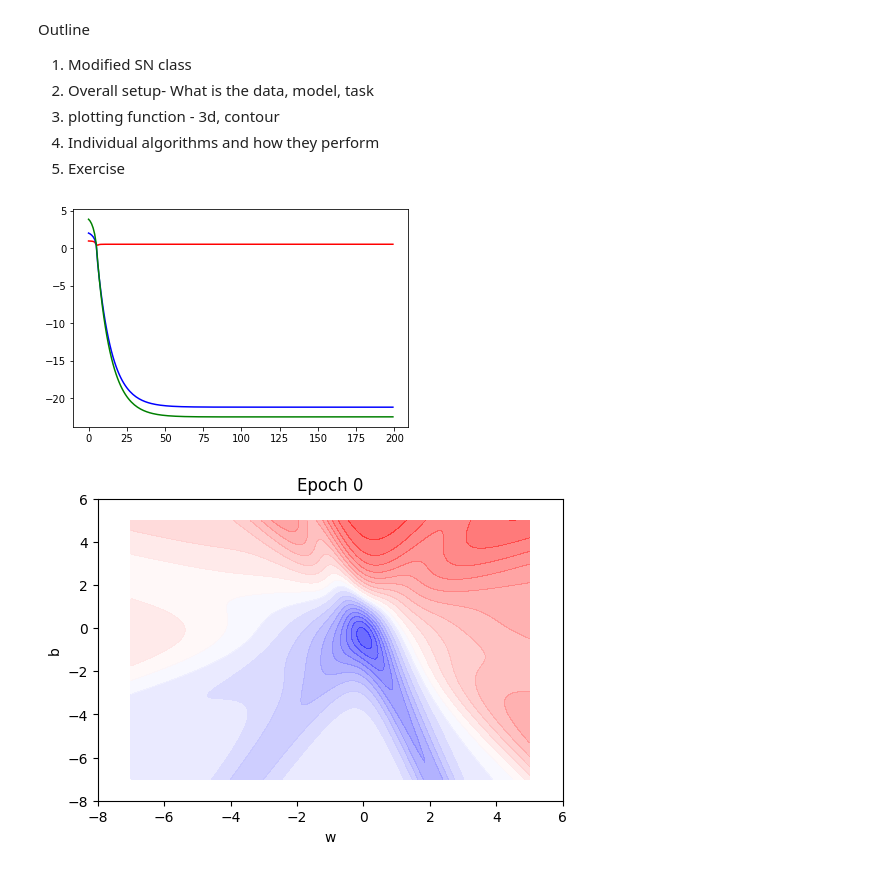
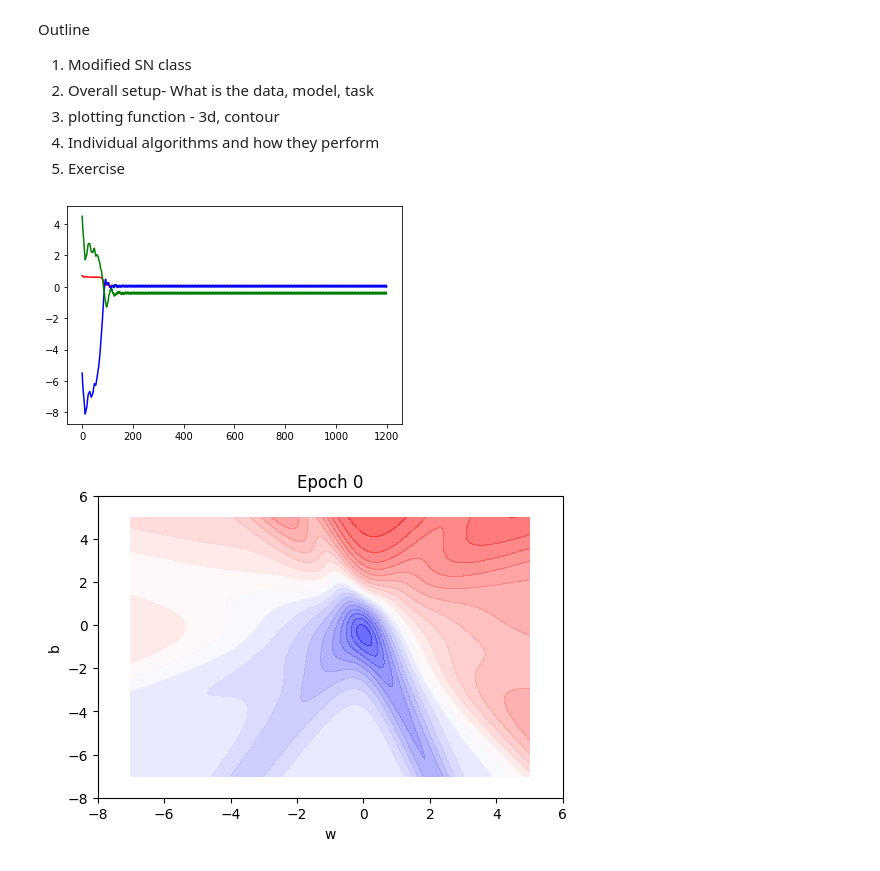
Before and after one commit to Arpitkamal/DL-106---Optimization-Algorithms, a Jupyter notebook: GDAlgorithms.ipynb, the cells around one changed output. Saved outputs shown, nothing was run; the diff lists cells and outputs as text; code cells hidden in the pictures.

Commit message:
Adam algorithm is completed

```diff
--- a/GDAlgorithms.ipynb
+++ b/GDAlgorithms.ipynb
@@ -138,12 +188,12 @@ class SN:
 X = np.asarray([3.5, 0.35, 3.2, -2.0, 1.5, -0.5])
 Y = np.asarray([0.5, 0.50, 0.5, 0.5, 0.1, 0.3])
 
-algo = 'MiniBatch'
+algo = 'Adam'
 
 #w_init = -2
 #b_init = -2
 
-w_init = 2.1
+w_init = -6
 b_init = 4.0
 
 #w_init = -5
@@ -152,8 +202,9 @@ b_init = 4.0
 #hyperparameter
 epochs = 200
 mini_batch_size = 6
-eta = 5
+eta = 0.5
 gamma = 0.9
+eps = 1e-08
 
 w_min = -7
 w_max = 5
@@ -166,13 +217,17 @@ plot_2d = True
 plot_3d = False
 # %%
 sn = SN(w_init, b_init, algo)
-sn.fit(X, Y, epochs=epochs, eta=eta, gamma=gamma , mini_batch_size=mini_batch_size)
+sn.fit(X, Y, epochs=epochs, eta=eta, gamma=gamma, eps=eps, mini_batch_size=mini_batch_size)
 plt.plot(sn.e_h , 'r')
 plt.plot(sn.w_h , 'b')
 plt.plot(sn.b_h , 'g')
+#w_diff = [t - s for t, s in zip(sn.w_h, sn.w_h[1:])]
+#b_diff = [t - s for t, s in zip(sn.b_h, sn.b_h[1:])]
+#plt.plot(w_diff, 'b--')
+#plt.plot(b_diff, 'g--')
 plt.show()
 # %% [output]
-[figure, old version]
+[figure, new version]
 # %%
 def plot_animate_3d(i):
   i = int(i*(epochs/animation_frames))
```
Also changed, not shown: parts of 2 cells of this notebook.
